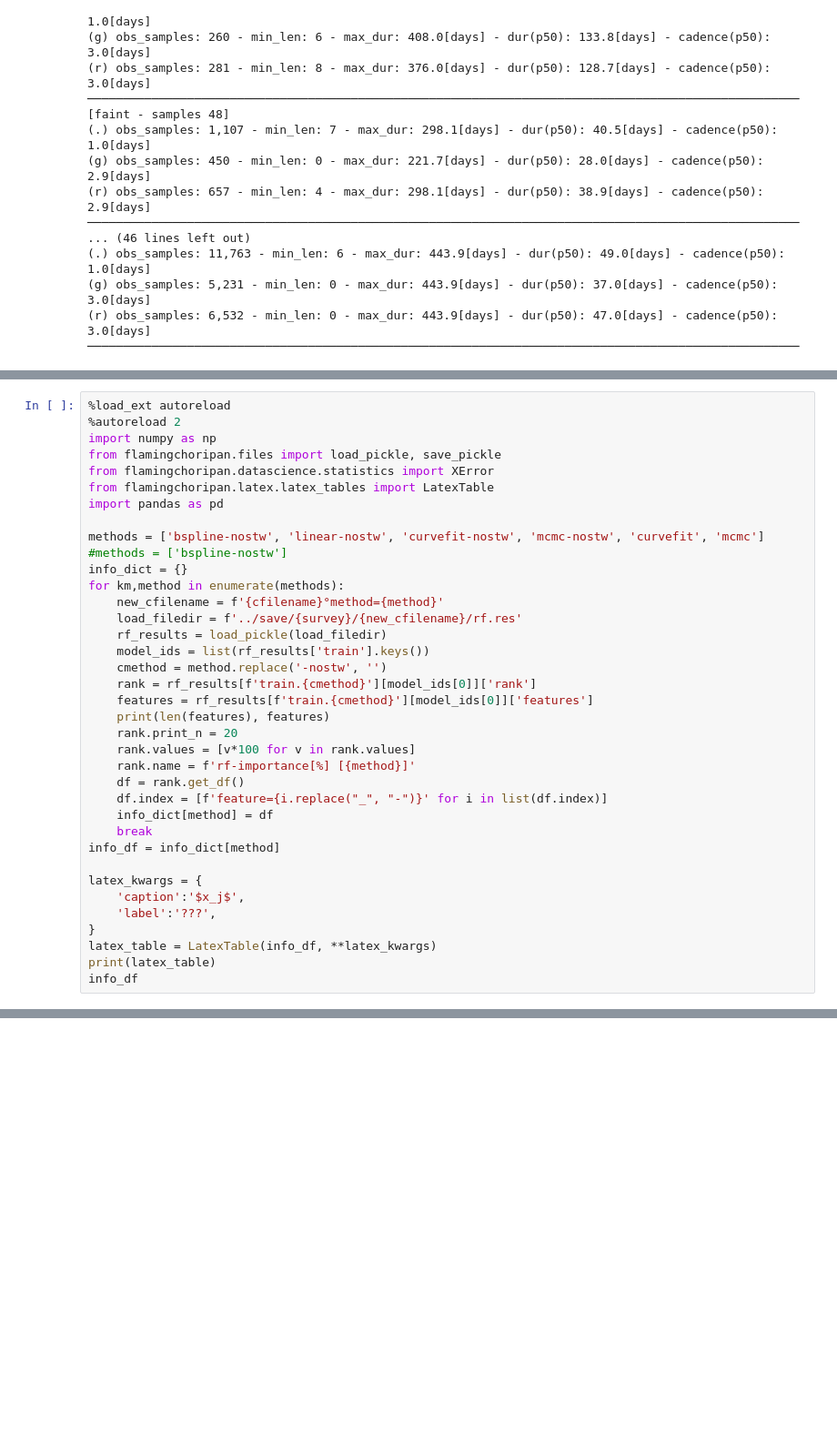
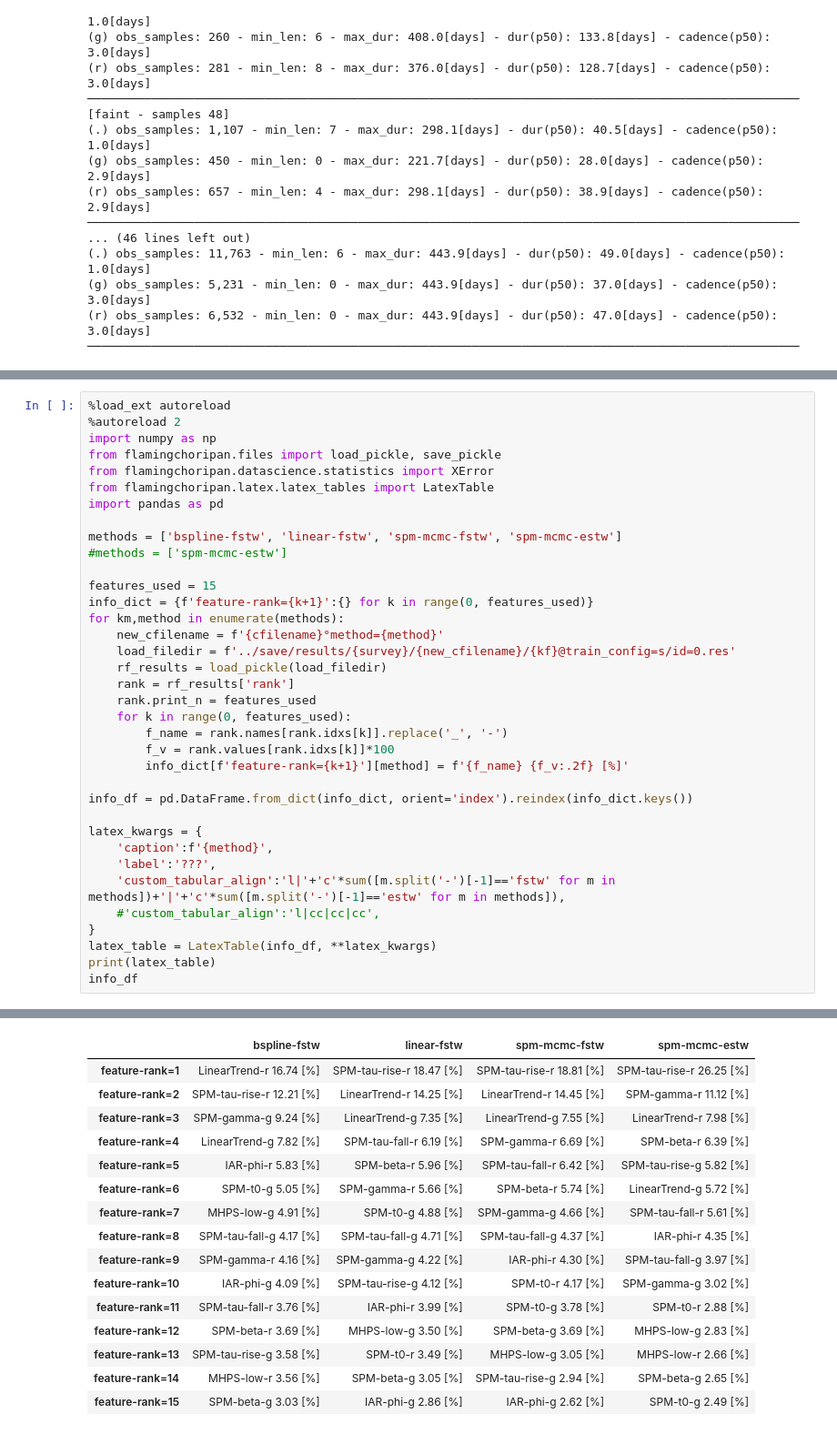
Before and after one commit to opimentel-github/astro-lightcurves-fats, a Jupyter notebook: experiments/random_forest.ipynb, the cells around one changed output, grey strips where cells are left out. Shown at 91% size. Saved outputs shown, nothing was run; the diff lists cells and outputs as text; blank space fills up the shorter version.

```diff
--- a/experiments/random_forest.ipynb
+++ b/experiments/random_forest.ipynb
@@ -267,31 +278,31 @@ from flamingchoripan.datascience.statistics import XError
 from flamingchoripan.latex.latex_tables import LatexTable
 import pandas as pd
 
-methods = ['bspline-nostw', 'linear-nostw', 'curvefit-nostw', 'mcmc-nostw', 'curvefit', 'mcmc']
-#methods = ['bspline-nostw']
-info_dict = {}
+methods = ['bspline-fstw', 'linear-fstw', 'spm-mcmc-fstw', 'spm-mcmc-estw']
+#methods = ['spm-mcmc-estw']
+
+features_used = 15
+info_dict = {f'feature-rank={k+1}':{} for k in range(0, features_used)}
 for km,method in enumerate(methods):
     new_cfilename = f'{cfilename}°method={method}'
-    load_filedir = f'../save/{survey}/{new_cfilename}/rf.res'
+    load_filedir = f'../save/results/{survey}/{new_cfilename}/{kf}@train_config=s/id=0.res'
     rf_results = load_pickle(load_filedir)
-    model_ids = list(rf_results['train'].keys())
-    cmethod = method.replace('-nostw', '')
-    rank = rf_results[f'train.{cmethod}'][model_ids[0]]['rank']
-    features = rf_results[f'train.{cmethod}'][model_ids[0]]['features']
-    print(len(features), features)
-    rank.print_n = 20
-    rank.values = [v*100 for v in rank.values]
-    rank.name = f'rf-importance[%] [{method}]'
-    df = rank.get_df()
-    df.index = [f'feature={i.replace("_", "-")}' for i in list(df.index)]
-    info_dict[method] = df
-    break
-info_df = info_dict[method]
+    rank = rf_results['rank']
+    rank.print_n = features_used
+    for k in range(0, features_used):
+        f_name = rank.names[rank.idxs[k]].replace('_', '-')
+        f_v = rank.values[rank.idxs[k]]*100
+        info_dict[f'feature-rank={k+1}'][method] = f'{f_name} {f_v:.2f} [%]'
+
+info_df = pd.DataFrame.from_dict(info_dict, orient='index').reindex(info_dict.keys())
 
 latex_kwargs = {
-    'caption':'$x_j$',
+    'caption':f'{method}',
     'label':'???',
+    'custom_tabular_align':'l|'+'c'*sum([m.split('-')[-1]=='fstw' for m in methods])+'|'+'c'*sum([m.split('-')[-1]=='estw' for m in methods]),
+    #'custom_tabular_align':'l|cc|cc|cc',
 }
 latex_table = LatexTable(info_df, **latex_kwargs)
 print(latex_table)
 info_df
+# %% [output]
@@ -297,0 +326,16 @@ info_df
+|  | bspline-fstw | linear-fstw | spm-mcmc-fstw | spm-mcmc-estw |
+| feature-rank=1 | LinearTrend-r 16.74 [%] | SPM-tau-rise-r 18.47 [%] | SPM-tau-rise-r 18.81 [%] | SPM-tau-rise-r 26.25 [%] |
+| feature-rank=2 | SPM-tau-rise-r 12.21 [%] | LinearTrend-r 14.25 [%] | LinearTrend-r 14.45 [%] | SPM-gamma-r 11.12 [%] |
+| feature-rank=3 | SPM-gamma-g 9.24 [%] | LinearTrend-g 7.35 [%] | LinearTrend-g 7.55 [%] | LinearTrend-r 7.98 [%] |
+| feature-rank=4 | LinearTrend-g 7.82 [%] | SPM-tau-fall-r 6.19 [%] | SPM-gamma-r 6.69 [%] | SPM-beta-r 6.39 [%] |
+| feature-rank=5 | IAR-phi-r 5.83 [%] | SPM-beta-r 5.96 [%] | SPM-tau-fall-r 6.42 [%] | SPM-tau-rise-g 5.82 [%] |
+| feature-rank=6 | SPM-t0-g 5.05 [%] | SPM-gamma-r 5.66 [%] | SPM-beta-r 5.74 [%] | LinearTrend-g 5.72 [%] |
+| feature-rank=7 | MHPS-low-g 4.91 [%] | SPM-t0-g 4.88 [%] | SPM-gamma-g 4.66 [%] | SPM-tau-fall-r 5.61 [%] |
+| feature-rank=8 | SPM-tau-fall-g 4.17 [%] | SPM-tau-fall-g 4.71 [%] | SPM-tau-fall-g 4.37 [%] | IAR-phi-r 4.35 [%] |
+| feature-rank=9 | SPM-gamma-r 4.16 [%] | SPM-gamma-g 4.22 [%] | IAR-phi-r 4.30 [%] | SPM-tau-fall-g 3.97 [%] |
+| feature-rank=10 | IAR-phi-g 4.09 [%] | SPM-tau-rise-g 4.12 [%] | SPM-t0-r 4.17 [%] | SPM-gamma-g 3.02 [%] |
+| feature-rank=11 | SPM-tau-fall-r 3.76 [%] | IAR-phi-r 3.99 [%] | SPM-t0-g 3.78 [%] | SPM-t0-r 2.88 [%] |
+| feature-rank=12 | SPM-beta-r 3.69 [%] | MHPS-low-g 3.50 [%] | SPM-beta-g 3.69 [%] | MHPS-low-g 2.83 [%] |
+| feature-rank=13 | SPM-tau-rise-g 3.58 [%] | SPM-t0-r 3.49 [%] | MHPS-low-g 3.05 [%] | MHPS-low-r 2.66 [%] |
+| feature-rank=14 | MHPS-low-r 3.56 [%] | SPM-beta-g 3.05 [%] | SPM-tau-rise-g 2.94 [%] | SPM-beta-g 2.65 [%] |
+| feature-rank=15 | SPM-beta-g 3.03 [%] | IAR-phi-g 2.86 [%] | IAR-phi-g 2.62 [%] | SPM-t0-g 2.49 [%] |
```
Also changed, not shown: parts of 3 cells of this notebook.
